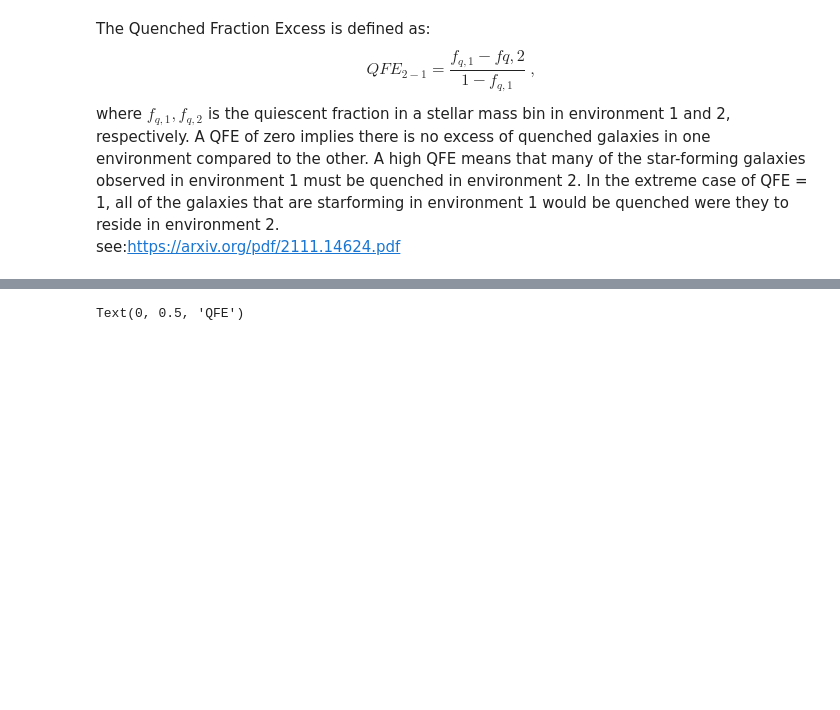
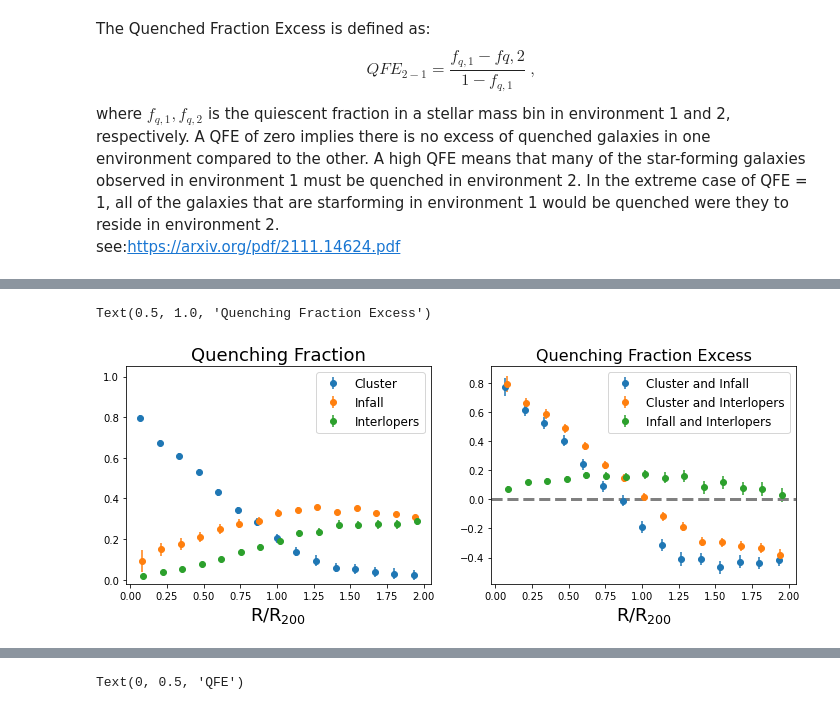
Before and after one commit to estevesjh/galaxyFormation, a Jupyter notebook: notebooks/QuenchingFractionExcess.ipynb, the cells around one changed output, grey strips where cells are left out. Saved outputs shown, nothing was run; the diff lists cells and outputs as text; code cells hidden in the pictures; blank space fills up the shorter version.

```diff
--- a/notebooks/QuenchingFractionExcess.ipynb
+++ b/notebooks/QuenchingFractionExcess.ipynb
@@ -184 +237,31 @@ qfe_mass3 = [quenching_fraction_excess(Pn[idx],Pi[idx],1-sf[idx]) for idx in msk
+# %%
+fig = plt.figure(figsize=(12,4))
+
+plt.subplot(1, 2, 1)
+
+plt.errorbar(rmed,qf_o_radii[0],yerr=qf_i_radii[1],label='Cluster',fmt='o')
+plt.errorbar(rmed+0.010,qf_i_radii[0],yerr=qf_o_radii[1],label='Infall',fmt='o')
+plt.errorbar(rmed+0.020,qf_n_radii[0],yerr=qf_n_radii[1],label='Interlopers',fmt='o')
+plt.legend(fontsize=12,loc=1)
+
+# plt.axhline(0.4,ls='--',lw=3,color='gray')
+plt.xlabel(r'R/R$_{200}$',fontsize=18)
+plt.title('Quenching Fraction',fontsize=18)
+
+plt.ylim(-0.02,1.05)
+
+plt.subplot(1, 2, 2)
+plt.errorbar(rmed,qfe_radii1[0],yerr=qfe_radii1[1],label='Cluster and Infall',fmt='o')
+plt.errorbar(rmed+0.010,qfe_radii2[0],yerr=qfe_radii2[1],label='Cluster and Interlopers',fmt='o')
+plt.errorbar(rmed+0.020,qfe_radii3[0],yerr=qfe_radii3[1],label='Infall and Interlopers',fmt='o')
+plt.legend(fontsize=12)
+
+plt.axhline(0.,ls='--',lw=3,color='gray')
+plt.xlabel(r'R/R$_{200}$',fontsize=18)
+plt.title('Quenching Fraction Excess',fontsize=16)
+
+# plt.ylim(-0.02,1.05)
+# %% [output]
+Text(0.5, 1.0, 'Quenching Fraction Excess')
+[figure, added]
 # %%
```
Also changed, not shown: parts of 15 cells of this notebook.
